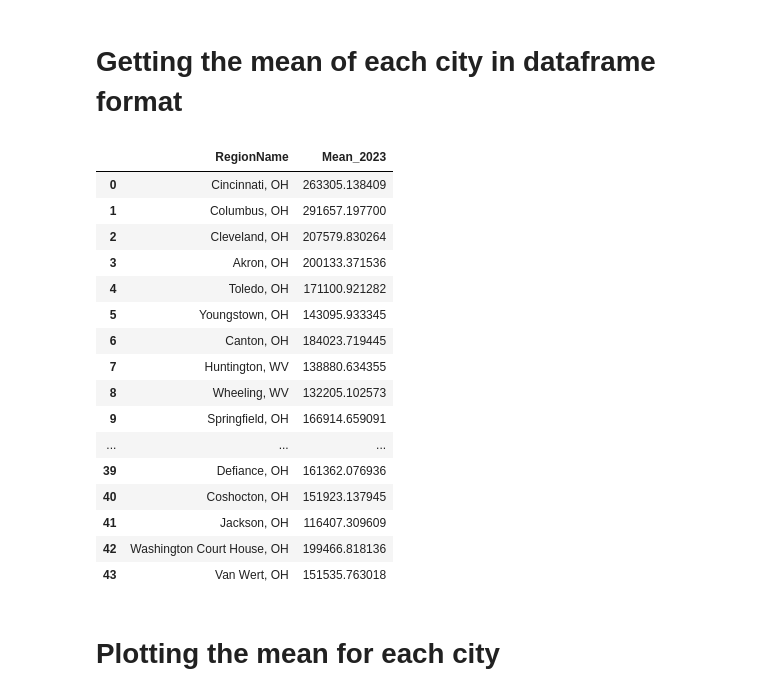
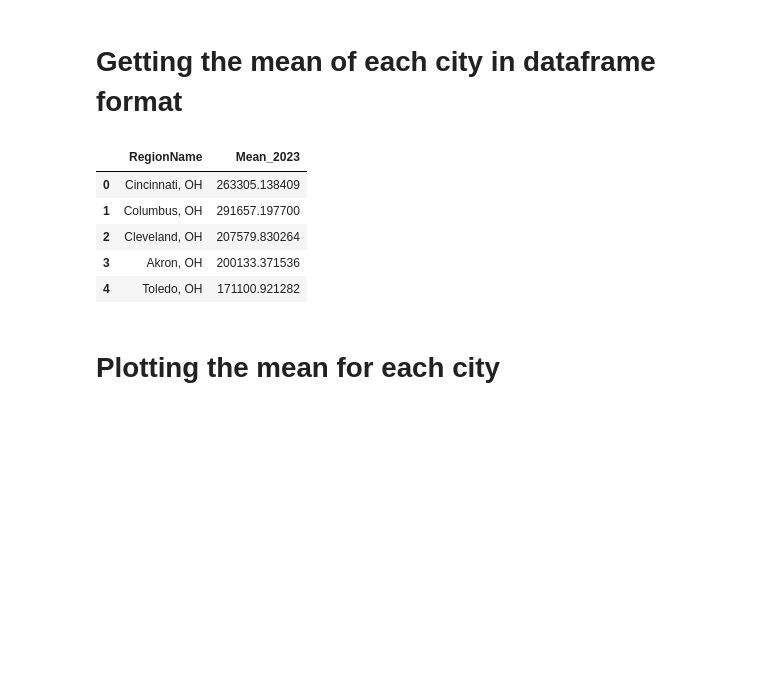
Before and after one commit to McKala1/Project-1, a Jupyter notebook: OSU_AI_Project_1_Antonio.ipynb, the cells around one changed output. Cells and saved outputs as stored; diff of their text form; code cells hidden in the pictures; blank space fills up the shorter version.

```diff
--- a/OSU_AI_Project_1_Antonio.ipynb
+++ b/OSU_AI_Project_1_Antonio.ipynb
@@ -296,25 +211,14 @@ See the caveats in the documentation: https://pandas.pydata.org/pandas-docs/stab
 # Create a new DataFrame with the region names and their mean values
 mean_df = df_filtered[['RegionName', 'Mean_2023']].copy()
 # %%
-mean_df
+mean_df.head()
 # %% [output]
 |  | RegionName | Mean_2023 |
 | 0 | Cincinnati, OH | 263305.138409 |
 | 1 | Columbus, OH | 291657.197700 |
 | 2 | Cleveland, OH | 207579.830264 |
 | 3 | Akron, OH | 200133.371536 |
 | 4 | Toledo, OH | 171100.921282 |
-| 5 | Youngstown, OH | 143095.933345 |
-| 6 | Canton, OH | 184023.719445 |
-| 7 | Huntington, WV | 138880.634355 |
-| 8 | Wheeling, WV | 132205.102573 |
-| 9 | Springfield, OH | 166914.659091 |
-| ... | ... | ... |
-| 39 | Defiance, OH | 161362.076936 |
-| 40 | Coshocton, OH | 151923.137945 |
-| 41 | Jackson, OH | 116407.309609 |
-| 42 | Washington Court House, OH | 199466.818136 |
-| 43 | Van Wert, OH | 151535.763018 |
 # %% [markdown]
 # Plotting the mean for each city
 # %%
```
Also changed, not shown: parts of 7 cells of this notebook.
